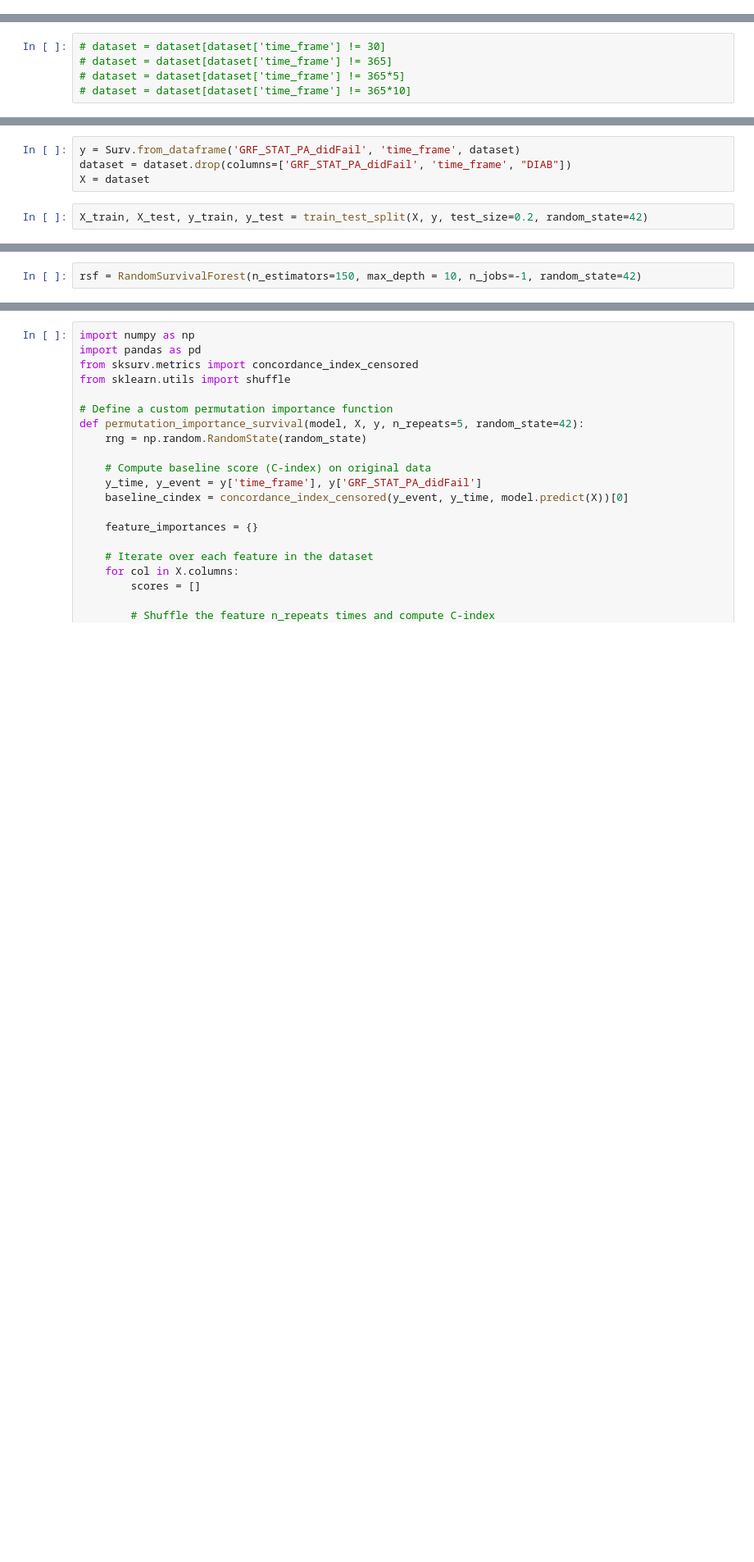
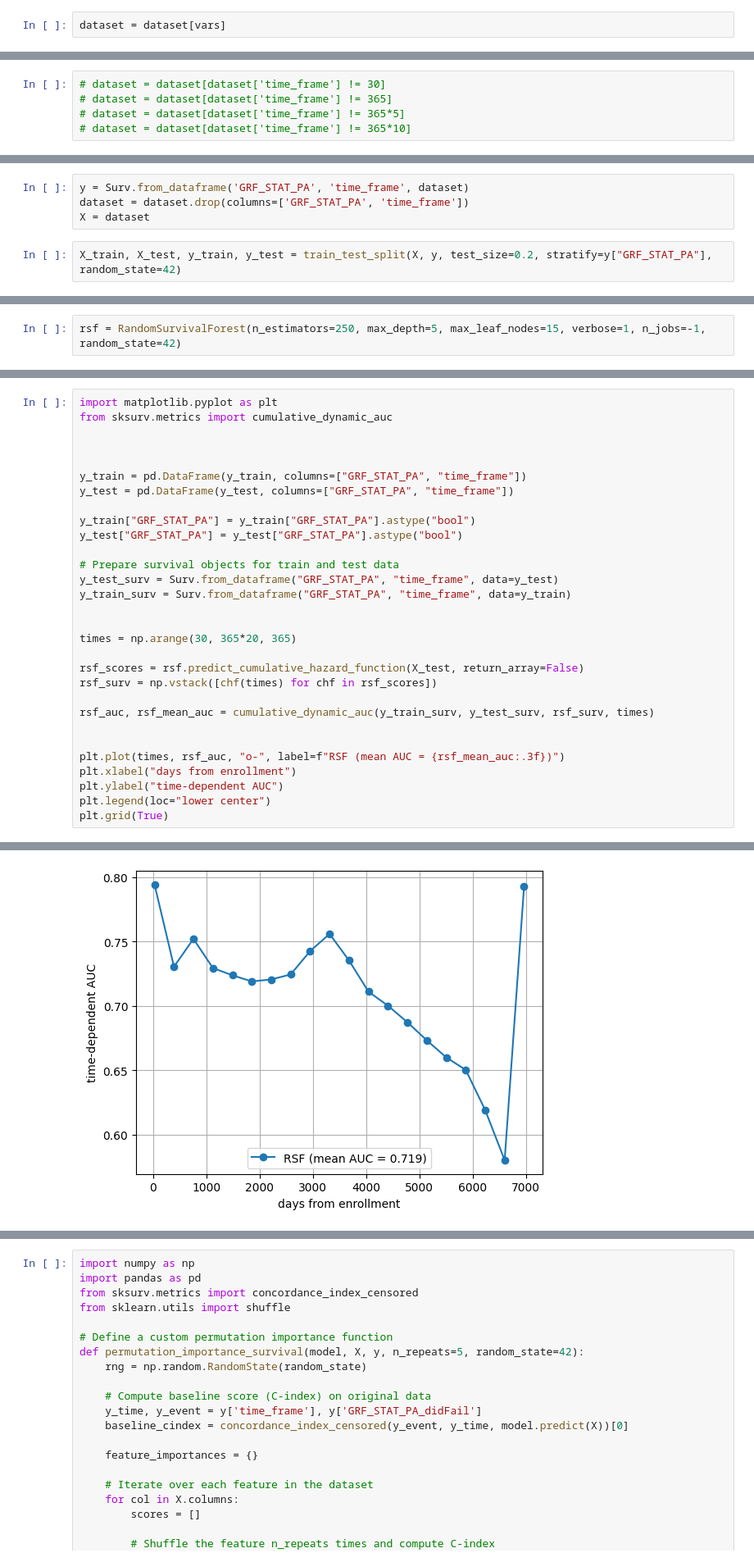
Before and after one commit to omaralt4/KIDPAN_WORK, a Jupyter notebook: SURVIVAL_CURVE.ipynb, the cells around one changed output, grey strips where cells are left out. Shown at 82% size. Drawn from its saved outputs; the diff is of its cells as text; blank space fills up the shorter version.

```diff
--- a/SURVIVAL_CURVE.ipynb
+++ b/SURVIVAL_CURVE.ipynb
@@ -9,0 +16,2 @@ dataset = pd.read_csv("data_ready_final.csv")
+# %%
+dataset = dataset[vars]
@@ -19,6 +26,6 @@ data_cox = dataset.copy()
 # %%
-y = Surv.from_dataframe('GRF_STAT_PA_didFail', 'time_frame', dataset)
-dataset = dataset.drop(columns=['GRF_STAT_PA_didFail', 'time_frame', "DIAB"])
+y = Surv.from_dataframe('GRF_STAT_PA', 'time_frame', dataset)
+dataset = dataset.drop(columns=['GRF_STAT_PA', 'time_frame'])
 X = dataset
 # %%
-X_train, X_test, y_train, y_test = train_test_split(X, y, test_size=0.2, random_state=42)
+X_train, X_test, y_train, y_test = train_test_split(X, y, test_size=0.2, stratify=y["GRF_STAT_PA"], random_state=42)
@@ -25,5 +34,5 @@ X_train, X_test, y_train, y_test = train_test_split(X, y, test_size=0.2, random_
 # %%
-rsf = RandomSurvivalForest(n_estimators=150, max_depth = 10, n_jobs=-1, random_state=42)
+rsf = RandomSurvivalForest(n_estimators=250, max_depth=5, max_leaf_nodes=15, verbose=1, n_jobs=-1, random_state=42)
 # %%
 rsf.fit(X_train, y_train)
 # %% [output]
@@ -30,0 +55,31 @@ RandomSurvivalForest(max_depth=10, n_estimators=150, n_jobs=-1, random_state=42)
+# %%
+import matplotlib.pyplot as plt
+from sksurv.metrics import cumulative_dynamic_auc
+
+
+
+y_train = pd.DataFrame(y_train, columns=["GRF_STAT_PA", "time_frame"])
+y_test = pd.DataFrame(y_test, columns=["GRF_STAT_PA", "time_frame"])
+
+y_train["GRF_STAT_PA"] = y_train["GRF_STAT_PA"].astype("bool")
+y_test["GRF_STAT_PA"] = y_test["GRF_STAT_PA"].astype("bool")
+
+# Prepare survival objects for train and test data
+y_test_surv = Surv.from_dataframe("GRF_STAT_PA", "time_frame", data=y_test)
+y_train_surv = Surv.from_dataframe("GRF_STAT_PA", "time_frame", data=y_train)
+
+
+times = np.arange(30, 365*20, 365)
+
+rsf_scores = rsf.predict_cumulative_hazard_function(X_test, return_array=False)
+rsf_surv = np.vstack([chf(times) for chf in rsf_scores])
+
+rsf_auc, rsf_mean_auc = cumulative_dynamic_auc(y_train_surv, y_test_surv, rsf_surv, times)
+
+
+plt.plot(times, rsf_auc, "o-", label=f"RSF (mean AUC = {rsf_mean_auc:.3f})")
+plt.xlabel("days from enrollment")
+plt.ylabel("time-dependent AUC")
+plt.legend(loc="lower center")
+plt.grid(True)
+# %% [output]
@@ -30,0 +90 @@ RandomSurvivalForest(max_depth=10, n_estimators=150, n_jobs=-1, random_state=42)
+[figure, added]
```
Also changed, not shown: parts of 23 cells of this notebook.
